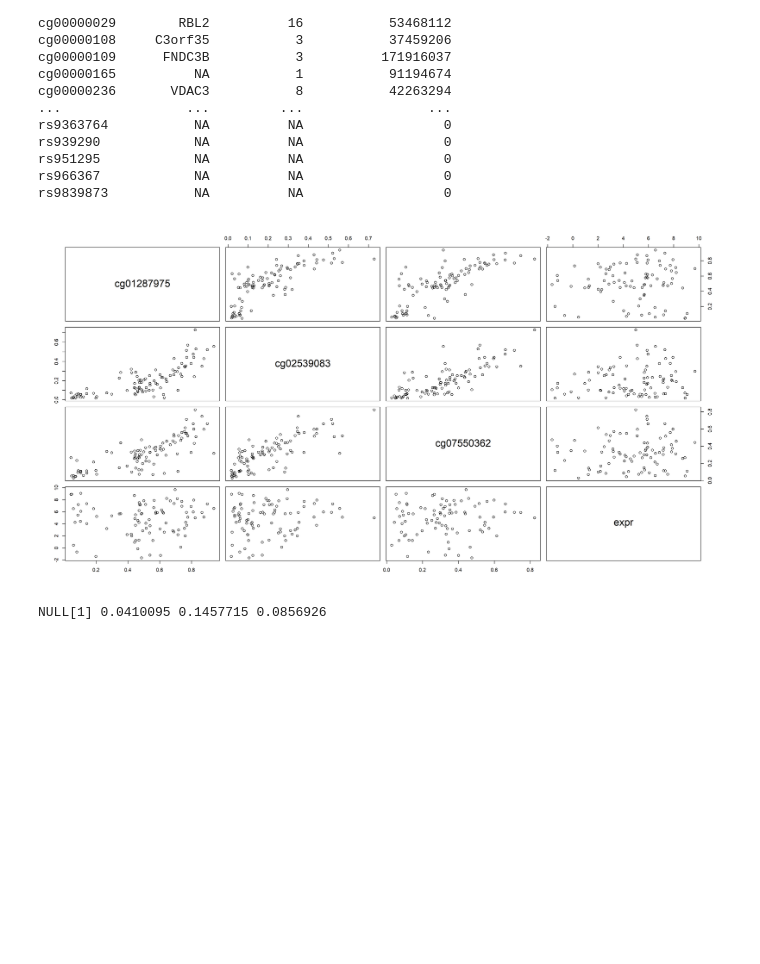
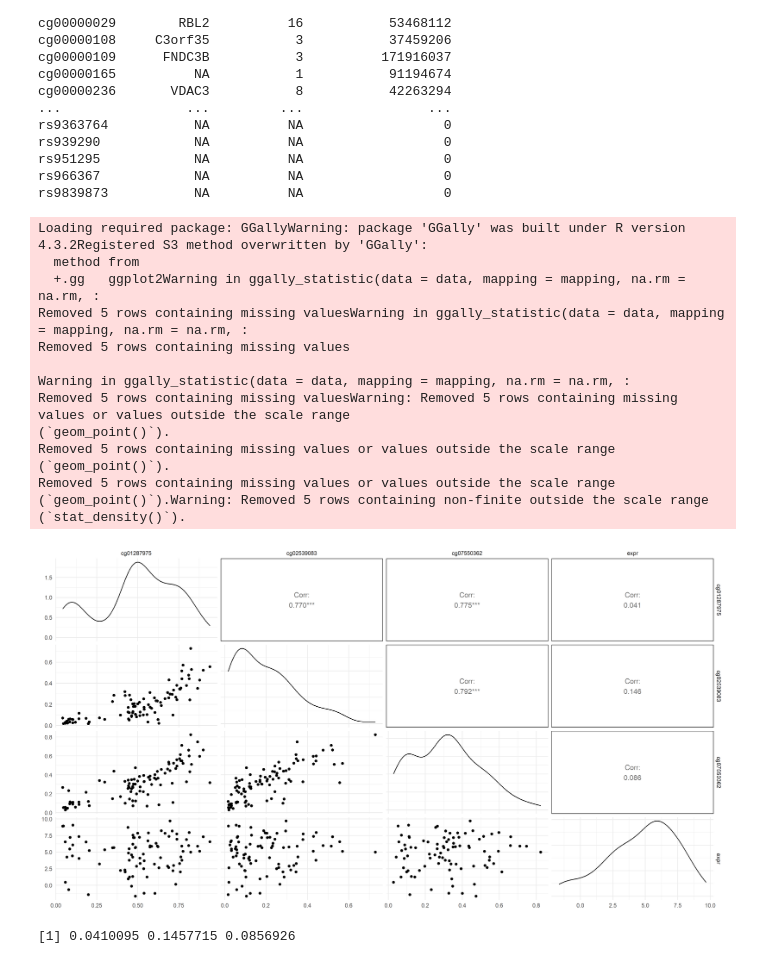
Before and after one commit to pipaber/Multi-omics, a Jupyter notebook: notebooks/TCGA.embed.ipynb, the cells around one changed output. Saved outputs shown, nothing was run; the diff lists cells and outputs as text; code cells hidden in the pictures; blank space fills up the shorter version.

Commit message:
Built site for gh-pages

```diff
--- a/notebooks/TCGA.embed.ipynb
+++ b/notebooks/TCGA.embed.ipynb
@@ -456,37 +456,52 @@ rs9839873           NA          NA                  0
 #| label: fig-plot
 
 me_rna_cor = function(sym, mpick = 3){
+    require(GGally)
     # subset methylation data to first mpick methylation sites for given gene symbol
     methyl_ind = which(methyl_genes$Gene_Symbol == sym)
     if (length(methyl_ind) > mpick){
         methyl_ind = methyl_ind[1:mpick]
     }
     methyl_dat = assay(methyl_subset)[methyl_ind,]    # subset to selected methylation sites
 
     # subset expression data to selected gene symbol
     expr_ind = which(rownames(rnaseq_subset) == sym)
     expr_dat = assay(rnaseq_subset)[expr_ind,]
 
     # combine methylation and expression data as data frame
     combined_dat = as(t(methyl_dat), "DataFrame")
     combined_dat$expr = expr_dat
 
     # plot pairs and calculate correlation coefficients between methylation and expression
-    pairs(combined_dat) |> print()
+    ggpairs(combined_dat) |> print()
     sapply(1:mpick, function(i){
 
         cor_to <- as.numeric(combined_dat[,mpick+1])
 
         df <- data.frame(v1= as.numeric(combined_dat[,i]),
                          v2 = cor_to)
 
         df <- df |> na.omit()
 
         cor(df[,1], df[,2])
     })
 }
 
 me_rna_cor("TAC1", mpick=3)
 # %% [output]
+Loading required package: GGallyWarning: package 'GGally' was built under R version 4.3.2Registered S3 method overwritten by 'GGally':
+  method from
+  +.gg   ggplot2Warning in ggally_statistic(data = data, mapping = mapping, na.rm = na.rm, :
+Removed 5 rows containing missing valuesWarning in ggally_statistic(data = data, mapping = mapping, na.rm = na.rm, :
+Removed 5 rows containing missing values
+
+Warning in ggally_statistic(data = data, mapping = mapping, na.rm = na.rm, :
+Removed 5 rows containing missing valuesWarning: Removed 5 rows containing missing values or values outside the scale range
+(`geom_point()`).
+Removed 5 rows containing missing values or values outside the scale range
+(`geom_point()`).
+Removed 5 rows containing missing values or values outside the scale range
+(`geom_point()`).Warning: Removed 5 rows containing non-finite outside the scale range
+(`stat_density()`).
-[figure, old version]
+[figure, new version]
-NULL[1] 0.0410095 0.1457715 0.0856926
+[1] 0.0410095 0.1457715 0.0856926
```
Also changed, not shown: parts of 1 cell of this notebook, 12 other files.
